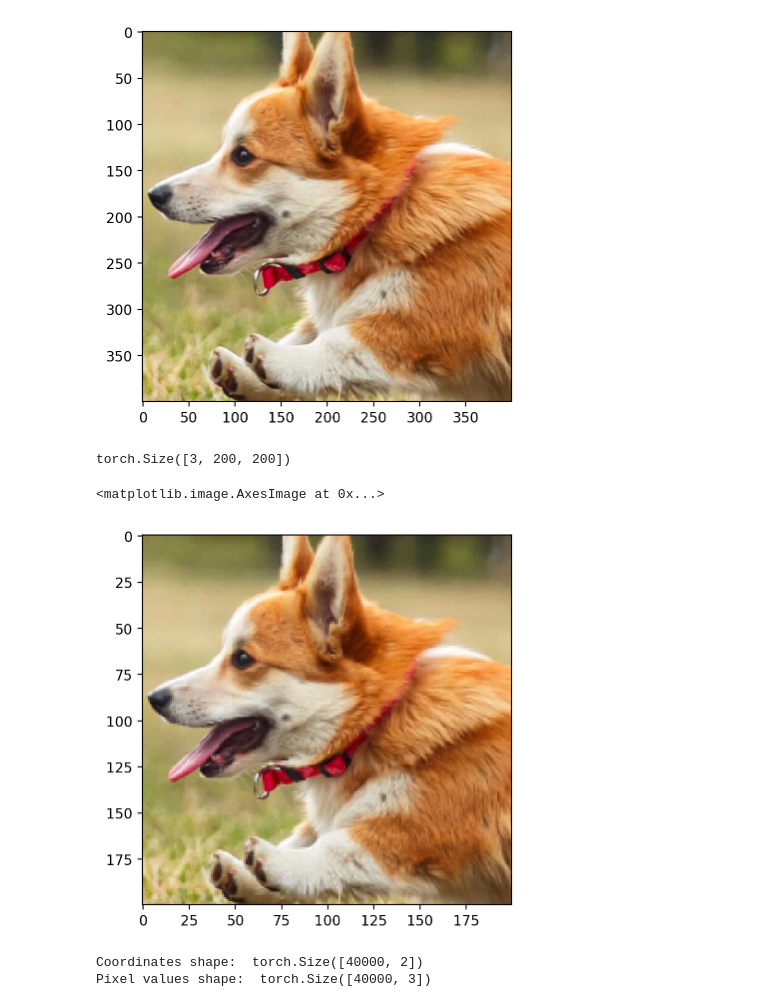
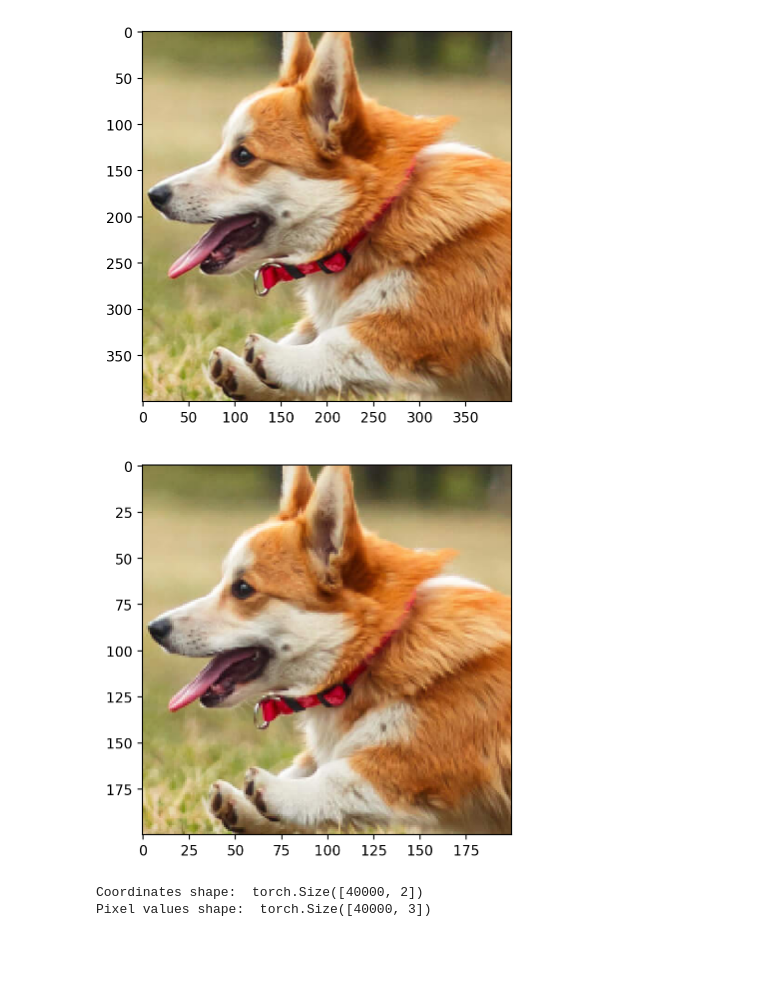
Before and after one commit to rayvego/es335-24-fall-assignment-2, a Jupyter notebook: task_3.ipynb, the cells around one changed output. Drawn from its saved outputs; the diff is of its cells as text; code cells hidden in the pictures; blank space fills up the shorter version.

```diff
--- a/task_3.ipynb
+++ b/task_3.ipynb
@@ -46,32 +58,3 @@ except ImportError:
-# %%
-def load_image(path): # given path to an image this function shows the image and returns the image tensor
-  if (os.path.exists(path)):
-    # read the image using torchvision and convert it to tensor because the model expects a tensor
-    img = torchvision.io.read_image(path)
-    print("Tensor shape: ", img.shape)
-    plt.imshow(rearrange(img, 'c h w -> h w c').numpy())
-    return img
-  else:
-    print("File not found")
-    return None
-
-
-def normalize_image(image): # given an image tensor this function normalizes the image and returns the normalized image tensor between 0 and 1
-  original_image = image.shape
-  scaler = preprocessing.MinMaxScaler()
-  image = image.reshape(-1, 1) # flatten
-  scaler.fit(image)
-  scaled_image = scaler.transform(image).reshape(original_image) # reshape back to original shape
-  scaled_image = torch.tensor(scaled_image).float().to(device)
-  return scaled_image
-
-
-def crop_image(image, crop_size, start_x, start_y):  # given an image tensor, crop size, start x and start y this function crops the image and returns the cropped image tensor
-  cropped_image = torchvision.transforms.functional.crop(
-      image.cpu(), start_x, start_y, crop_size, crop_size)
-  print("Cropped image shape: ", cropped_image.shape)
-  plt.imshow(rearrange(cropped_image, 'c h w -> h w c').cpu().numpy())
-  return cropped_image
 # %%
 image_path = "images/dog.jpg"
 image = load_image(image_path)
@@ -82,23 +65,3 @@ cropped_image = crop_image(normalized_image, 400, 550, 800)
 Tensor shape:  torch.Size([3, 1365, 2048])
 Cropped image shape:  torch.Size([3, 400, 400])
 [figure]
-# %%
-# downsample the image by a factor of 2 using average pooling method
-scale = 2
-
-num_channels, height, width = cropped_image.shape
-height //= scale # reduce the height by a factor of 2
-width //= scale # reduce the width by a factor of 2
-
-low_res_image = torch.zeros((num_channels,height,width)).to(device) # create a tensor to store the low resolution image
-
-for i in range(height):
-  for j in range(width):
-    low_res_image[:, i, j] = torch.mean(cropped_image[:, 2 * i:2 * i + 2, 2 * j:2 * j + 2], dim=(1, 2)) # average the pixel values in the 2x2 neighborhood, dim = (1, 2) means average over the height and width
-
-print(low_res_image.shape)
-plt.imshow(rearrange(low_res_image, 'c h w -> h w c').cpu().numpy())
-# %% [output]
-torch.Size([3, 200, 200])
-<matplotlib.image.AxesImage at 0x...>
-[figure, removed]
@@ -120 +68,5 @@ def extract_coordinates_pixels(image): # this function extracts the coordinates
+# %%
+low_res_image = downsample_image(cropped_image, scale=2, device=device)
+# %% [output]
+[figure, added]
 # %%
```
Also changed, not shown: parts of 13 cells of this notebook.
